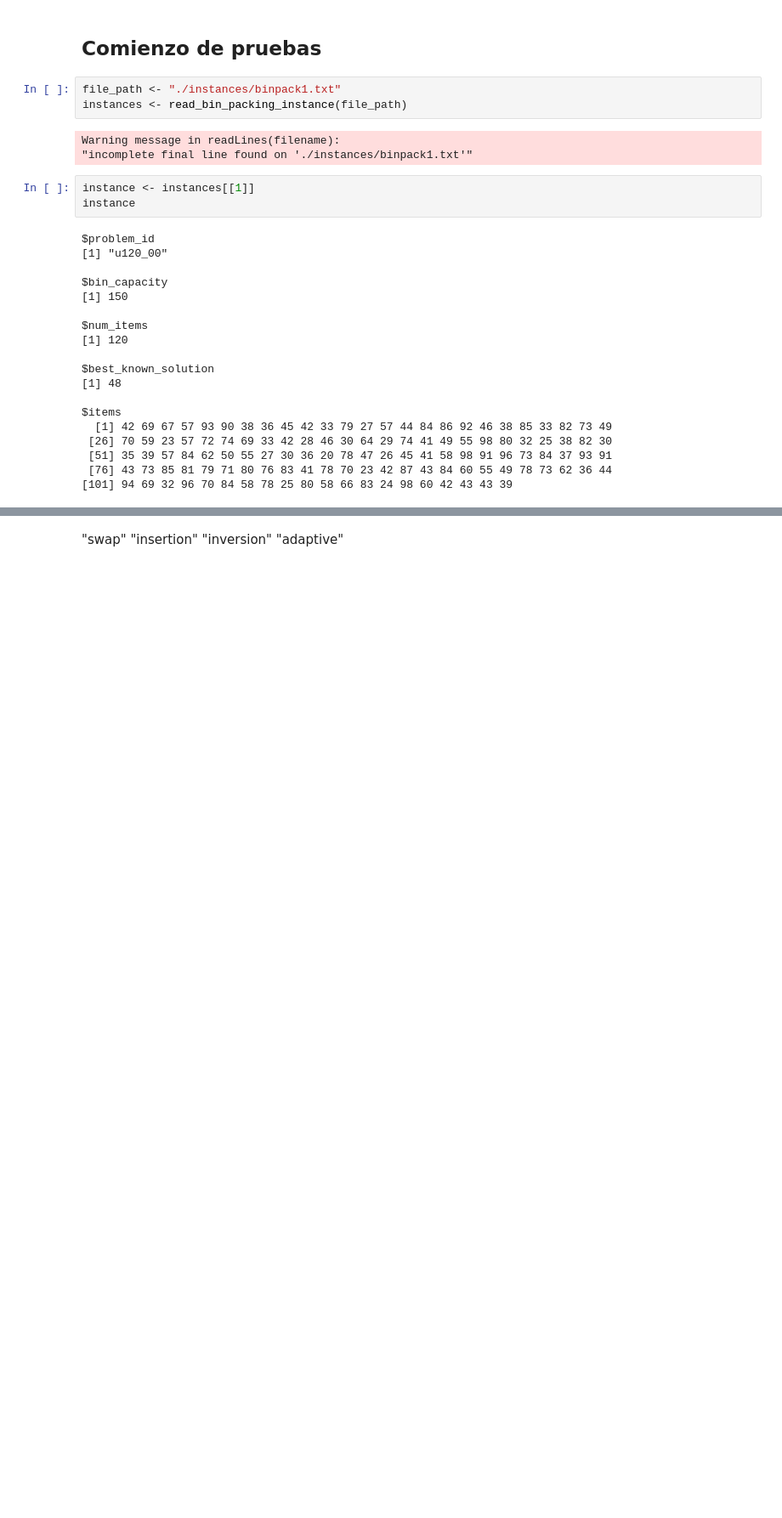
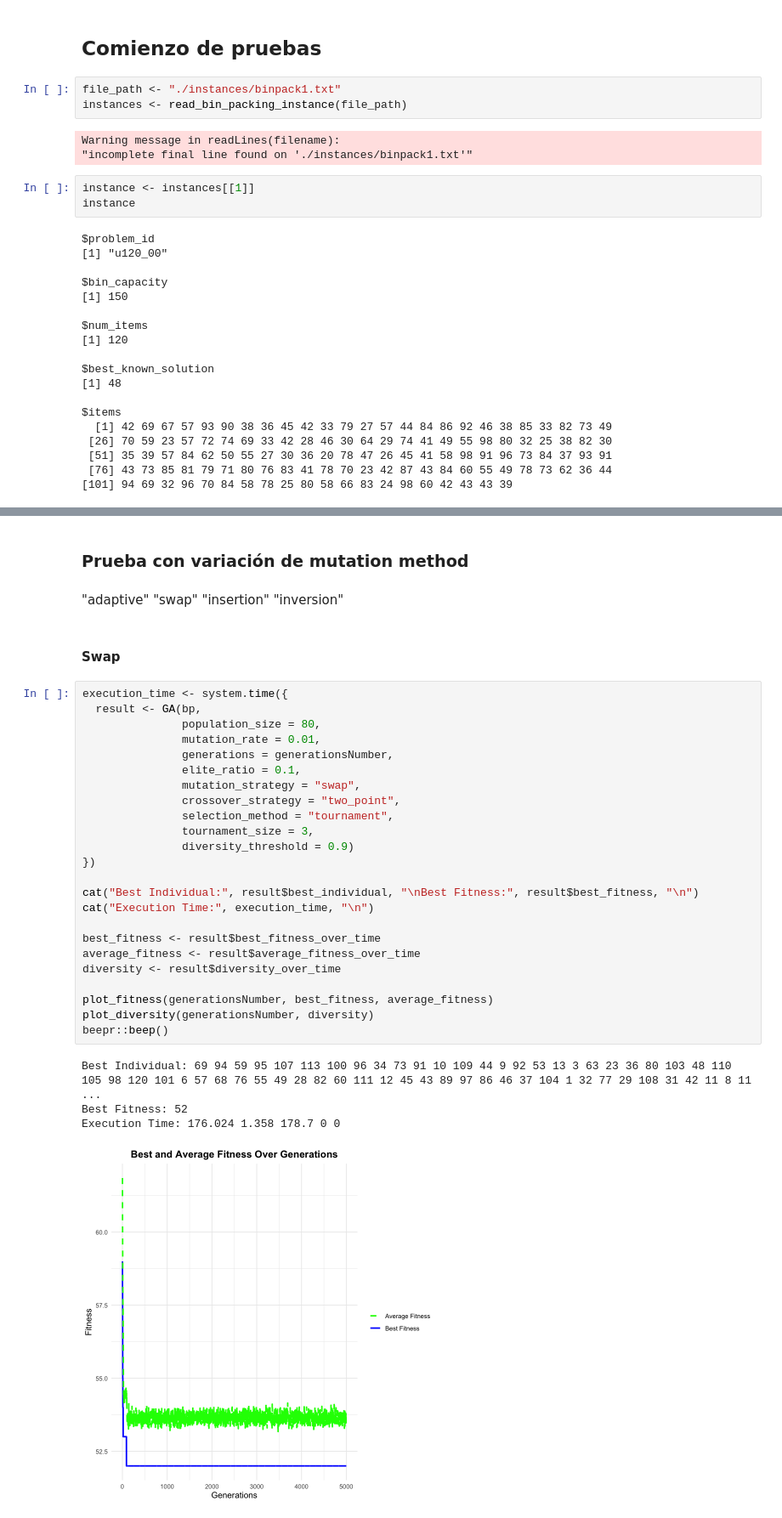
Before and after one commit to antargi/optimizacion, a Jupyter notebook: Investigación 2/inv_2.ipynb, the cells around one changed output, grey strips where cells are left out. Shown at 85% size. Cells and saved outputs as stored; diff of their text form; blank space fills up the shorter version.

```diff
--- a/Investigación 2/inv_2.ipynb
+++ b/Investigación 2/inv_2.ipynb
@@ -415,5 +497,38 @@ $items
+# %% [markdown]
+### Prueba con variación de mutation method
 # %% [markdown]
+"adaptive"
 "swap"
 "insertion"
 "inversion"
-"adaptive"
+# %% [markdown]
+#### Swap
+# %%
+execution_time <- system.time({
+  result <- GA(bp,
+               population_size = 80,
+               mutation_rate = 0.01,
+               generations = generationsNumber,
+               elite_ratio = 0.1,
+               mutation_strategy = "swap",
+               crossover_strategy = "two_point",
+               selection_method = "tournament",
+               tournament_size = 3,
+               diversity_threshold = 0.9)
+})
+
+cat("Best Individual:", result$best_individual, "\nBest Fitness:", result$best_fitness, "\n")
+cat("Execution Time:", execution_time, "\n")
+
+best_fitness <- result$best_fitness_over_time
+average_fitness <- result$average_fitness_over_time
+diversity <- result$diversity_over_time
+
+plot_fitness(generationsNumber, best_fitness, average_fitness)
+plot_diversity(generationsNumber, diversity)
+beepr::beep()
+# %% [output]
+Best Individual: 69 94 59 95 107 113 100 96 34 73 91 10 109 44 9 92 53 13 3 63 23 36 80 103 48 110 105 98 120 101 6 57 68 76 55 49 28 82 60 111 12 45 43 89 97 86 46 37 104 1 32 77 29 108 31 42 11 8 11 ...
+Best Fitness: 52
+Execution Time: 176.024 1.358 178.7 0 0
+[figure, added]
```
Also changed, not shown: parts of 26 cells of this notebook.
